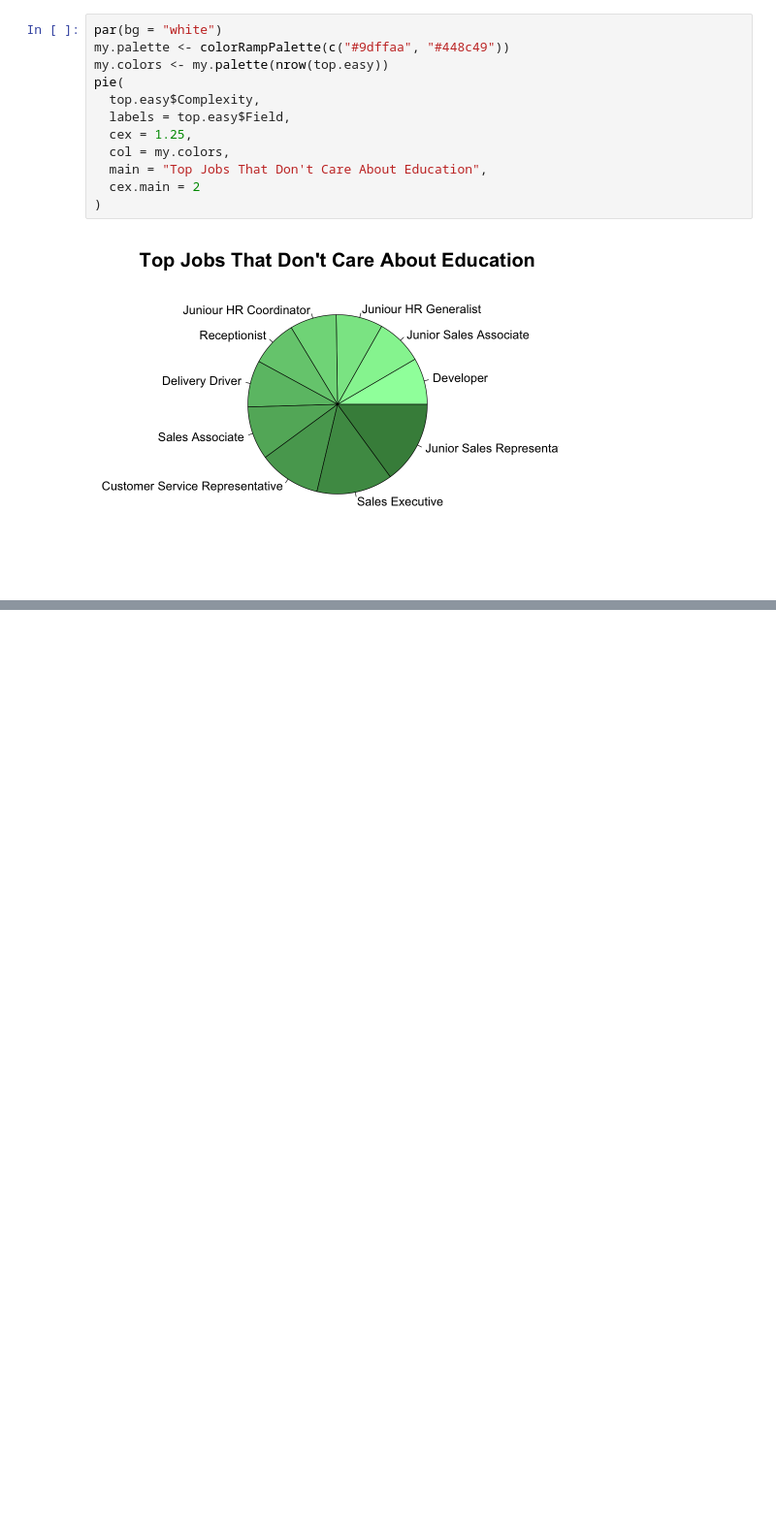
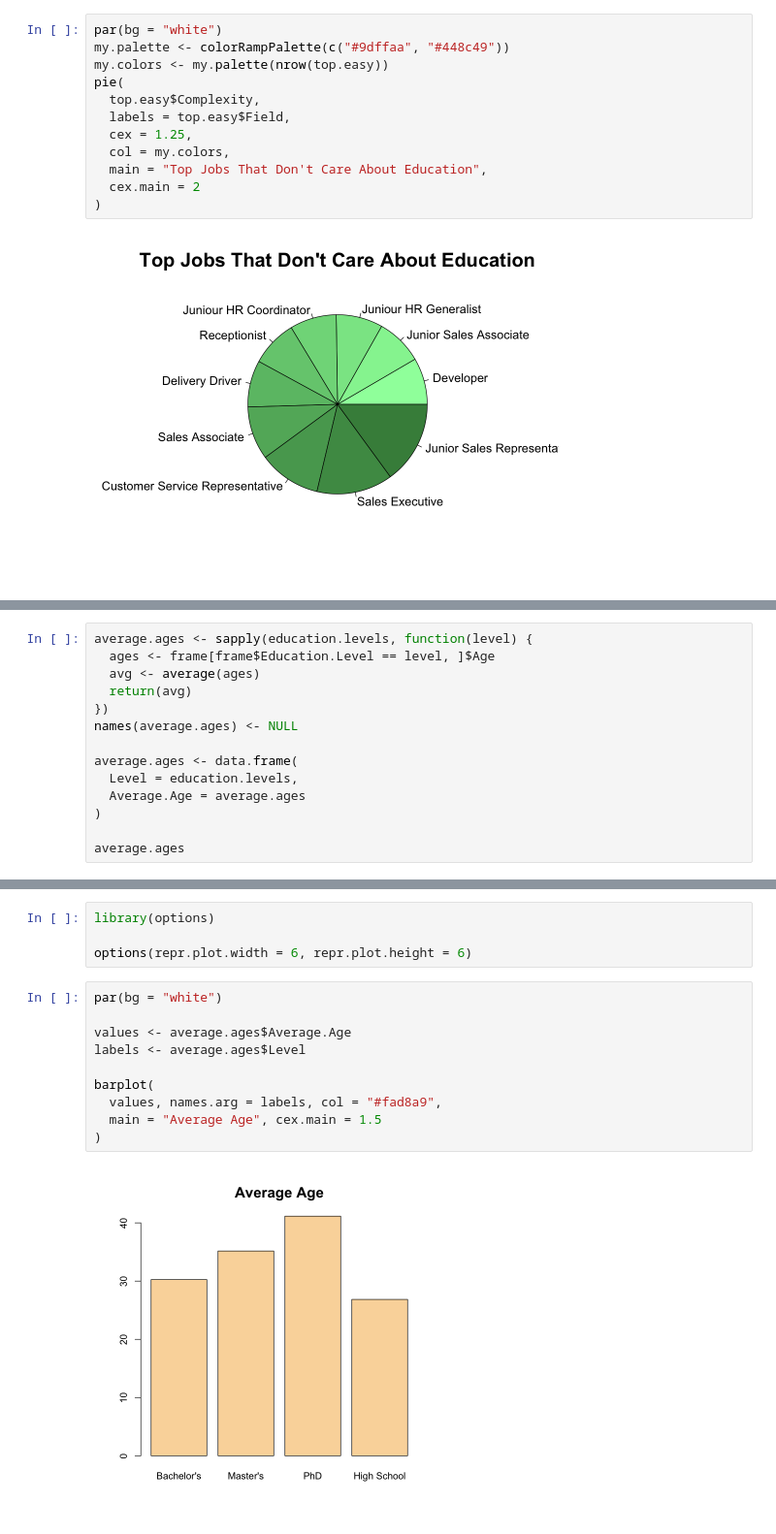
Before and after one commit to it1shka/salaries-analysis, a Jupyter notebook: education.r.ipynb, the cells around one changed output, grey strips where cells are left out. Shown at 97% size. Cells and saved outputs as stored; diff of their text form; blank space fills up the shorter version.

```diff
--- a/education.r.ipynb
+++ b/education.r.ipynb
@@ -194,0 +215,14 @@ pie(
+# %%
+average.ages <- sapply(education.levels, function(level) {
+  ages <- frame[frame$Education.Level == level, ]$Age
+  avg <- average(ages)
+  return(avg)
+})
+names(average.ages) <- NULL
+
+average.ages <- data.frame(
+  Level = education.levels,
+  Average.Age = average.ages
+)
+
+average.ages
@@ -194,0 +237,16 @@ pie(
+# %%
+library(options)
+
+options(repr.plot.width = 6, repr.plot.height = 6)
+# %%
+par(bg = "white")
+
+values <- average.ages$Average.Age
+labels <- average.ages$Level
+
+barplot(
+  values, names.arg = labels, col = "#fad8a9",
+  main = "Average Age", cex.main = 1.5
+)
+# %% [output]
+[figure, added]
```
Also changed, not shown: parts of 7 cells of this notebook, 6 other files.
